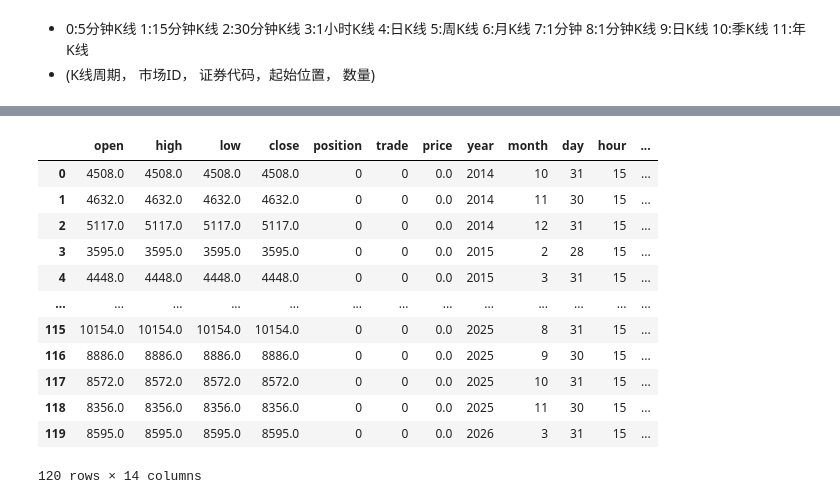
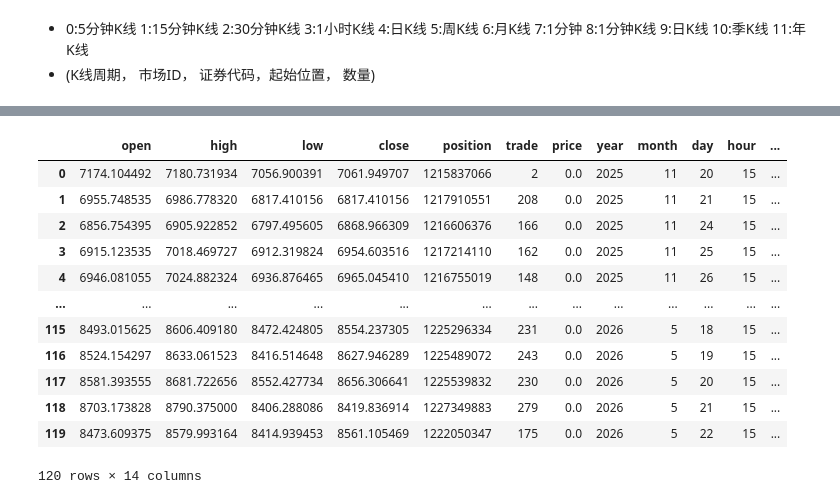
Before and after one commit to u588/app, a Jupyter notebook: AiStock/TDX数据接口.ipynb, the cells around one changed output, grey strips where cells are left out. Cells and saved outputs as stored; diff of their text form; code cells hidden in the pictures.

```diff
--- a/AiStock/TDX数据接口.ipynb
+++ b/AiStock/TDX数据接口.ipynb
@@ -185,18 +214,18 @@ eapi.connect('47.112.95.207', 7720)
 # %%
-api.to_df(eapi.get_instrument_bars(9,38, '6_TEC', 0, 120))
+api.to_df(eapi.get_instrument_bars(9,62, '000905', 0, 120))
 # %% [output]
 |  | open | high | low | close | position | trade | price | year | month | day | hour | ... |
-| 0 | 4508.0 | 4508.0 | 4508.0 | 4508.0 | 0 | 0 | 0.0 | 2014 | 10 | 31 | 15 | ... |
-| 1 | 4632.0 | 4632.0 | 4632.0 | 4632.0 | 0 | 0 | 0.0 | 2014 | 11 | 30 | 15 | ... |
-| 2 | 5117.0 | 5117.0 | 5117.0 | 5117.0 | 0 | 0 | 0.0 | 2014 | 12 | 31 | 15 | ... |
-| 3 | 3595.0 | 3595.0 | 3595.0 | 3595.0 | 0 | 0 | 0.0 | 2015 | 2 | 28 | 15 | ... |
-| 4 | 4448.0 | 4448.0 | 4448.0 | 4448.0 | 0 | 0 | 0.0 | 2015 | 3 | 31 | 15 | ... |
+| 0 | 7174.104492 | 7180.731934 | 7056.900391 | 7061.949707 | 1215837066 | 2 | 0.0 | 2025 | 11 | 20 | 15 | ... |
+| 1 | 6955.748535 | 6986.778320 | 6817.410156 | 6817.410156 | 1217910551 | 208 | 0.0 | 2025 | 11 | 21 | 15 | ... |
+| 2 | 6856.754395 | 6905.922852 | 6797.495605 | 6868.966309 | 1216606376 | 166 | 0.0 | 2025 | 11 | 24 | 15 | ... |
+| 3 | 6915.123535 | 7018.469727 | 6912.319824 | 6954.603516 | 1217214110 | 162 | 0.0 | 2025 | 11 | 25 | 15 | ... |
+| 4 | 6946.081055 | 7024.882324 | 6936.876465 | 6965.045410 | 1216755019 | 148 | 0.0 | 2025 | 11 | 26 | 15 | ... |
 | ... | ... | ... | ... | ... | ... | ... | ... | ... | ... | ... | ... | ... |
-| 115 | 10154.0 | 10154.0 | 10154.0 | 10154.0 | 0 | 0 | 0.0 | 2025 | 8 | 31 | 15 | ... |
-| 116 | 8886.0 | 8886.0 | 8886.0 | 8886.0 | 0 | 0 | 0.0 | 2025 | 9 | 30 | 15 | ... |
-| 117 | 8572.0 | 8572.0 | 8572.0 | 8572.0 | 0 | 0 | 0.0 | 2025 | 10 | 31 | 15 | ... |
-| 118 | 8356.0 | 8356.0 | 8356.0 | 8356.0 | 0 | 0 | 0.0 | 2025 | 11 | 30 | 15 | ... |
-| 119 | 8595.0 | 8595.0 | 8595.0 | 8595.0 | 0 | 0 | 0.0 | 2026 | 3 | 31 | 15 | ... |
+| 115 | 8493.015625 | 8606.409180 | 8472.424805 | 8554.237305 | 1225296334 | 231 | 0.0 | 2026 | 5 | 18 | 15 | ... |
+| 116 | 8524.154297 | 8633.061523 | 8416.514648 | 8627.946289 | 1225489072 | 243 | 0.0 | 2026 | 5 | 19 | 15 | ... |
+| 117 | 8581.393555 | 8681.722656 | 8552.427734 | 8656.306641 | 1225539832 | 230 | 0.0 | 2026 | 5 | 20 | 15 | ... |
+| 118 | 8703.173828 | 8790.375000 | 8406.288086 | 8419.836914 | 1227349883 | 279 | 0.0 | 2026 | 5 | 21 | 15 | ... |
+| 119 | 8473.609375 | 8579.993164 | 8414.939453 | 8561.105469 | 1222050347 | 175 | 0.0 | 2026 | 5 | 22 | 15 | ... |
 120 rows × 14 columns
 # %%
 a = pd.read_excel('/home/ts/app/AiStock/indexAi.xlsx')
```
Also changed, not shown: parts of 13 cells of this notebook, 9 other files.
